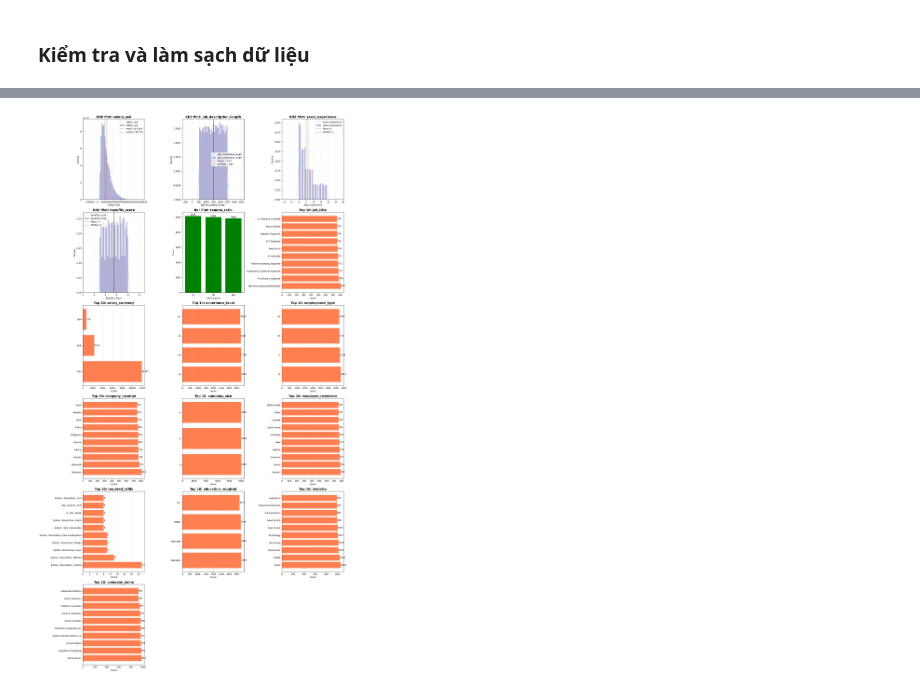
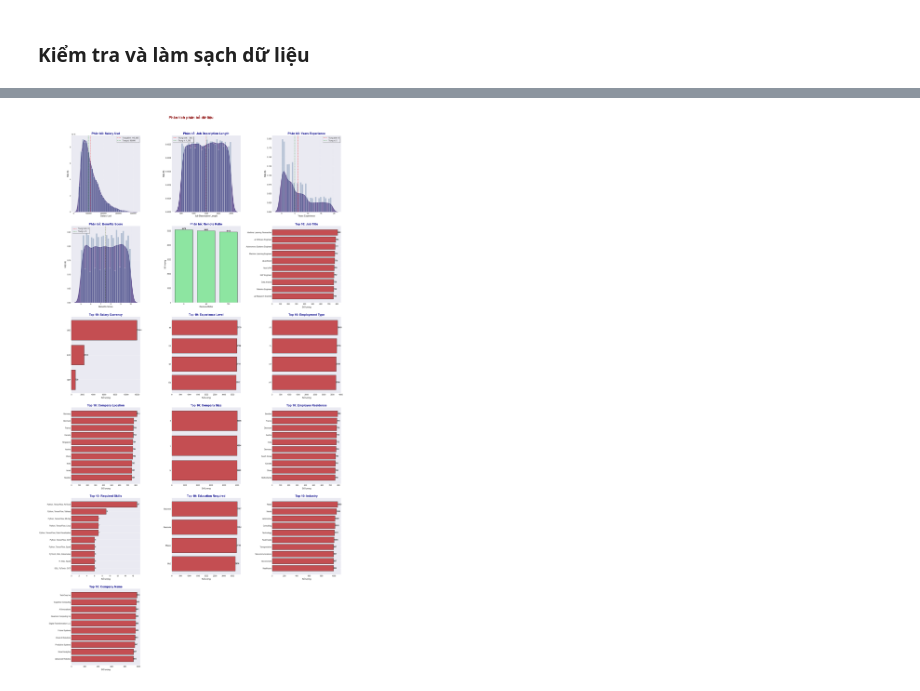
Before and after one commit to thethien8a/Machine-Learning-Project, a Jupyter notebook: Linear Regression/project_1.ipynb, the cells around one changed output, grey strips where cells are left out. Cells and saved outputs as stored; diff of their text form; code cells hidden in the pictures.

```diff
--- a/Linear Regression/project_1.ipynb
+++ b/Linear Regression/project_1.ipynb
@@ -107,0 +115,2 @@ df['application_deadline'] = pd.to_datetime(df['application_deadline'])
+# %%
+df.drop_duplicates(inplace=True)
@@ -107,0 +119,3 @@ df['application_deadline'] = pd.to_datetime(df['application_deadline'])
+# %%
+subset_col = ['company_name', 'job_title', 'company_location', 'employment_type', 'posting_date']
+df.drop_duplicates(subset=subset_col, inplace=True)
@@ -117,8 +133,14 @@ total_plots = len(continuous_columns) + len(discrete_column) + len(str_columns)
 # Tính số dòng cần thiết (3 cột mỗi dòng)
 n_rows = math.ceil(total_plots / 3)
 
+# Cải thiện: Sử dụng style của seaborn để có giao diện đẹp hơn
+# Đảm bảo seaborn đã được import (ví dụ: import seaborn as sns)
+# và matplotlib.pyplot đã được import (ví dụ: import matplotlib.pyplot as plt)
+plt.style.use('seaborn-v0_8-darkgrid') # Hoặc 'ggplot', 'fivethirtyeight' để thử các phong cách khác
+
 # Tạo figure với subplot
-fig, axes = plt.subplots(n_rows, 3, figsize=(20, 6*n_rows))
+# Cải thiện: Tăng kích thước figure để biểu đồ rõ ràng hơn và có không gian hơn
+fig, axes = plt.subplots(n_rows, 3, figsize=(24, 7 * n_rows)) # Tăng chiều rộng và chiều cao
 axes = axes.flatten()  # Chuyển thành mảng 1 chiều để dễ truy cập
 
 # Đếm vị trí hiện tại
@@ -127,77 +149,93 @@ plot_idx = 0
 # 1. Vẽ KDE plot cho các biến continuous
 for col in continuous_columns:
     if plot_idx < len(axes):
-        # KDE plot với fill
-        df[col].plot.kde(ax=axes[plot_idx], color='skyblue', alpha=0.6)
+        ax = axes[plot_idx]
+        # Cải thiện: Sử dụng sns.kdeplot và sns.histplot để tận dụng các tính năng của seaborn
+        # Sử dụng màu sắc từ palette của seaborn để có sự nhất quán và hấp dẫn hơn
+        sns.kdeplot(df[col], ax=ax, fill=True, color=sns.color_palette("viridis")[0], alpha=0.7, linewidth=2)
 
         # Thêm histogram mờ phía sau để thấy distribution rõ hơn
-        df[col].plot.hist(ax=axes[plot_idx], bins=30, alpha=0.3, color='navy', density=True)
+        sns.histplot(df[col], ax=ax, bins=30, alpha=0.3, color=sns.color_palette("viridis")[1], stat='density', kde=False)
 
-        axes[plot_idx].set_title(f'KDE Plot: {col}', fontsize=14, fontweight='bold')
-        axes[plot_idx].set_xlabel(col.replace('_', ' ').title())
-        axes[plot_idx].set_ylabel('Density')
-        axes[plot_idx].grid(True, alpha=0.3)
+        # Cải thiện: Tiêu đề rõ ràng hơn, font lớn hơn, màu sắc đậm hơn
+        ax.set_title(f'Phân bố: {col.replace("_", " ").title()}', fontsize=16, fontweight='bold', color='darkblue')
+        # Cải thiện: Kích thước chữ cho nhãn trục
+        ax.set_xlabel(col.replace('_', ' ').title(), fontsize=12)
+        ax.set_ylabel('Mật độ', fontsize=12)
+        # Cải thiện: Kích thước chữ cho các giá trị trên trục
+        ax.tick_params(axis='both', which='major', labelsize=10)
+        # Cải thiện: Kiểu lưới rõ ràng hơn
+        ax.grid(True, linestyle='--', alpha=0.6)
 
         # Thêm vertical line cho mean và median
         mean_val = df[col].mean()
         median_val = df[col].median()
-        axes[plot_idx].axvline(mean_val, color='red', linestyle='--', alpha=0.7, label=f'Mean: {mean_val:,.0f}')
-        axes[plot_idx].axvline(median_val, color='green', linestyle='--', alpha=0.7, label=f'Median: {median_val:,.0f}')
-        axes[plot_idx].legend()
+        # Cải thiện: Alpha cao hơn cho đường trung bình/trung vị
+        ax.axvline(mean_val, color='red', linestyle='--', alpha=0.8, label=f'Trung bình: {mean_val:,.0f}')
+        ax.axvline(median_val, color='green', linestyle='--', alpha=0.8, label=f'Trung vị: {median_val:,.0f}')
+        # Cải thiện: Legend đẹp hơn với khung và đổ bóng
+        ax.legend(fontsize=10, frameon=True, shadow=True)
 
         plot_idx += 1
 
 # 2. Vẽ bar plot cho biến discrete (remote_ratio)
 for col in discrete_column:
     if plot_idx < len(axes):
+        ax = axes[plot_idx]
         # Đếm tần suất của từng giá trị
         value_counts = df[col].value_counts().sort_index()
 
-        axes[plot_idx].bar(value_counts.index.astype(str), value_counts.values, color='green')
-        axes[plot_idx].set_title(f'Bar Plot: {col}', fontsize=14, fontweight='bold')
-        axes[plot_idx].set_xlabel(col)
-        axes[plot_idx].set_ylabel('Count')
-        axes[plot_idx].grid(True, alpha=0.3, axis='y')
+        # Cải thiện: Sử dụng màu sắc khác từ palette và thêm viền cho các cột
+        bars = ax.bar(value_counts.index.astype(str), value_counts.values, color=sns.color_palette("pastel")[2], edgecolor='black')
+        ax.set_title(f'Phân bố: {col.replace("_", " ").title()}', fontsize=16, fontweight='bold', color='darkblue')
+        ax.set_xlabel(col.replace('_', ' ').title(), fontsize=12)
+        ax.set_ylabel('Số lượng', fontsize=12)
+        ax.tick_params(axis='both', which='major', labelsize=10)
+        ax.grid(True, alpha=0.3, axis='y', linestyle='--')
 
         # Thêm giá trị trên mỗi cột
-        for i, (idx, val) in enumerate(value_counts.items()):
-            axes[plot_idx].text(i, val + 0.5, str(val), ha='center', va='bottom')
+        for bar in bars:
+            yval = bar.get_height()
+            # Cải thiện: Vị trí và font của giá trị trên cột
+            ax.text(bar.get_x() + bar.get_width()/2, yval + 0.5, int(yval), ha='center', va='bottom', fontsize=10, fontweight='bold')
 
         plot_idx += 1
 
 # 3. Vẽ horizontal bar plot cho các biến string
 for col in str_columns:
     if plot_idx < len(axes):
-        # Lấy top 10 giá trị phổ biến nhất
-        top_values = df[col].value_counts().head(10)
+        ax = axes[plot_idx]
+        # Lấy top 10 giá trị phổ biến nhất và sắp xếp tăng dần để dễ đọc
+        top_values = df[col].value_counts().head(10).sort_values(ascending=True)
 
         # Vẽ horizontal bar plot
         y_pos = range(len(top_values))
-        axes[plot_idx].barh(y_pos, top_values.values, color='coral')
-        axes[plot_idx].set_yticks(y_pos)
-        axes[plot_idx].set_yticklabels(top_values.index, fontsize=10)
-        axes[plot_idx].set_title(f'Top 10: {col}', fontsize=14, fontweight='bold')
-        axes[plot_idx].set_xlabel('Count')
-        axes[plot_idx].grid(True, alpha=0.3, axis='x')
+        # Cải thiện: Màu sắc và viền cho các thanh
+        bars = ax.barh(y_pos, top_values.values, color=sns.color_palette("deep")[3], edgecolor='black')
+        ax.set_yticks(y_pos)
+        ax.set_yticklabels(top_values.index, fontsize=10)
+        ax.set_title(f'Top 10: {col.replace("_", " ").title()}', fontsize=16, fontweight='bold', color='darkblue')
+        ax.set_xlabel('Số lượng', fontsize=12)
+        ax.tick_params(axis='x', which='major', labelsize=10)
+        ax.grid(True, alpha=0.3, axis='x', linestyle='--')
 
         # Thêm giá trị trên các thanh
-        for i, v in enumerate(top_values.values):
-            axes[plot_idx].text(v + 0.1, i, str(v), va='center')
+        for bar in bars:
+            xval = bar.get_width()
+            # Cải thiện: Vị trí và font của giá trị trên thanh
+            ax.text(xval + 0.1, bar.get_y() + bar.get_height()/2, int(xval), va='center', fontsize=10, fontweight='bold')
 
         plot_idx += 1
 
 # Ẩn các subplot thừa
 for idx in range(plot_idx, len(axes)):
     axes[idx].axis('off')
 
 # Điều chỉnh layout
-plt.tight_layout()
+# Cải thiện: Thêm padding giữa các subplot
+plt.tight_layout(pad=3.0)
+# Cải thiện: Thêm tiêu đề chung cho toàn bộ figure
+plt.suptitle('Phân tích phân bố dữ liệu', y=1.02, fontsize=20, fontweight='bold', color='darkred')
 plt.show()
-
-# In thông tin tổng quan
-print(f"Tổng số biểu đồ: {total_plots}")
-print(f"- KDE plots (continuous): {len(continuous_columns)}")
-print(f"- Bar plot (discrete): {len(discrete_column)}")
-print(f"- Horizontal bar plots (string): {len(str_columns)}")
 # %% [output]
-[figure, old version]
+[figure, new version]
```
Also changed, not shown: parts of 59 cells of this notebook, 4 other files.
